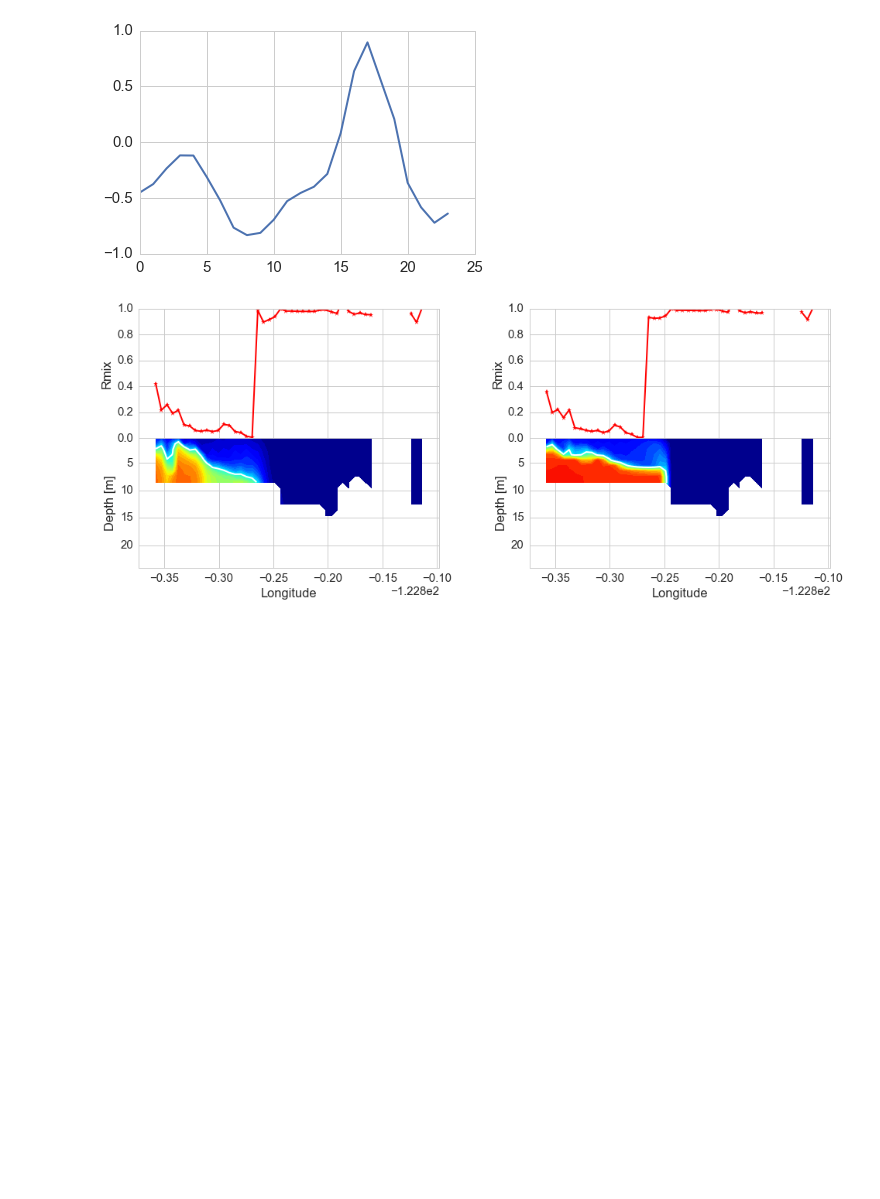
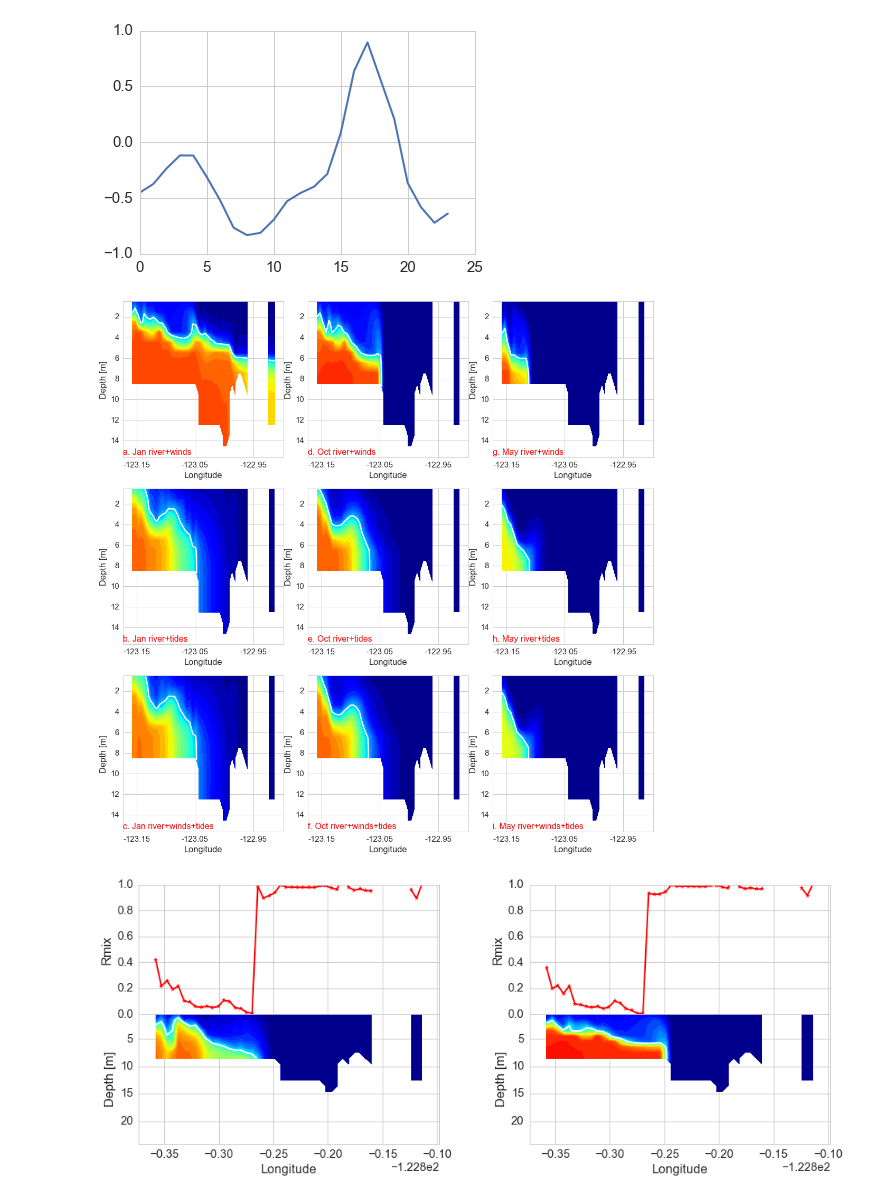
Before and after one commit to SalishSeaCast/analysis-jie, a Jupyter notebook: jie/paper/RmixRiverChannel.ipynb, the cells around one changed output. Drawn from its saved outputs; the diff is of its cells as text; code cells hidden in the pictures; blank space fills up the shorter version.

```diff
--- a/jie/paper/RmixRiverChannel.ipynb
+++ b/jie/paper/RmixRiverChannel.ipynb
@@ -156,4 +129,51 @@ def RmixSalinity(axes_1,axes_2,grid_T,string,tst,ted,dep_ind,indices,rmin = 0, r
     axes_1.set_ylim([rmin,rmax])
     axes_1.set_ylabel('Rmix')
     return axes_1,axes_2
+# %%
+def salinity(axes_2,grid_T,string,dep_ind,indices,ave = True):
+    """Plot the salinity profile contourf and contour of 12 psu only"""
+    S_small = {};
+
+    S = grid_T.variables['vosaline']
+    dep = grid_T.variables['deptht']
+    lon = grid_T.variables['nav_lon']
+    lat = grid_T.variables['nav_lat']
+    levels = [10]
+    if ave == True:
+        S_small[string] = np.ma.masked_array(np.nanmean(S[indices[:],:,36,70:123],axis = 0),mask =np_mask[:,36,70:123])
+        color = 'w'
+        mesh = axes_2.contourf(lon[36,70:123],dep[:],S_small[string][:],np.arange(0,34,1),cmap='jet')
+    else:
+        S_small[string] = np.ma.masked_array(S[indices, :, 36, 70:123],mask = np_mask[:,36,70:123])
+        color = 'cyan'
+        CS = axes_2.contour(lon[36,70:123],dep[:],S_small[string][:],levels = levels,colors=color,linewidths=(2.5))
+    axes_2.set_ylim([dep[-25],dep[0]])
+    axes_2.set_xlim([lon[36,70],lon[36,123]])
+    axes_2.set_ylabel('Depth [m]')
+    axes_2.set_xlabel('Longitude')
+    axes_2.set_xticks([-123.15,-123.05,-122.95])
+    axes_2.set_xticklabels([-123.15,-123.05,-122.95])
+    return axes_2
+# %%
+dep_ind = 10
+listA = ['a.','d.','g.']
+listB = ['b.','e.','h.']
+listC = ['c.','f.','i.']
+fig = plt.figure(figsize=(18, 18))
+G = gridspec.GridSpec(3, 3)
+G.update(hspace=0.2, wspace=0.15)
+for i, jan, octo, may,string1, Letter in zip(np.arange(3),[jannotide_T,jannowind_T,janall_T],\
+                                     [octnotide_T,octnowind_T,octall_T],\
+                                     [maynotide_T,maynowind_T,mayall_T],\
+                                     [' river+winds',' river+tides',' river+winds+tides'],\
+                                      [listA,listB,listC]):
+    row = 0;
+    for grid_T,string2, Pet, letter in zip([jan,octo,may], [' Jan',' Oct',' May'],['jan','oct','may'], Letter):
+        axes_2 =fig.add_subplot(G[i,row]) ## rmix
+        axes_2 = salinity(axes_2,grid_T,string1,dep_ind,PFT[Pet])
+        #axes_2.text(0,0.02, 'a',transform = ax.transAxes,fontsize = 16)
+        axes_2.text(0,0.02, letter+string2+string1,transform = axes_2.transAxes,fontsize = 16, color = 'r')
+        row = row+1
+# %% [output]
+[figure, added]
 # %%
```
Also changed, not shown: parts of 14 cells of this notebook.
